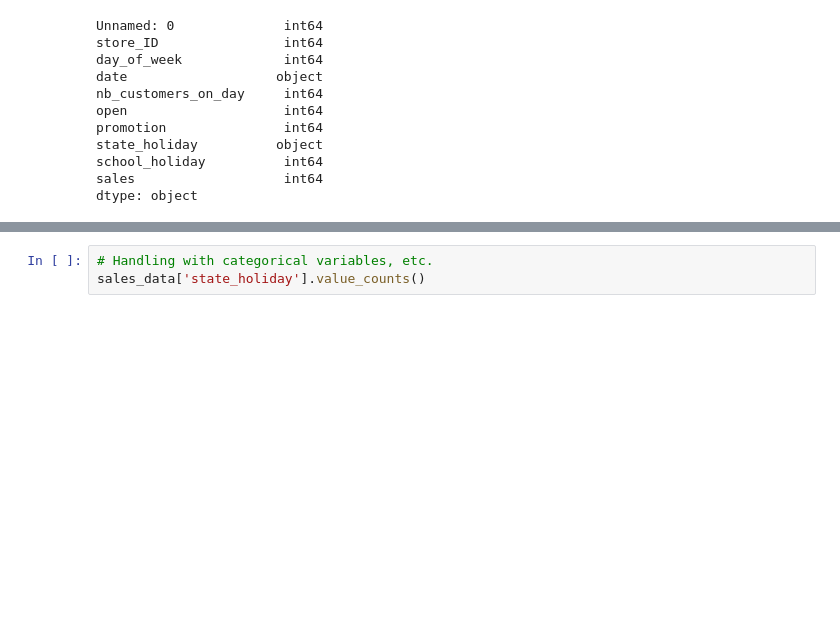
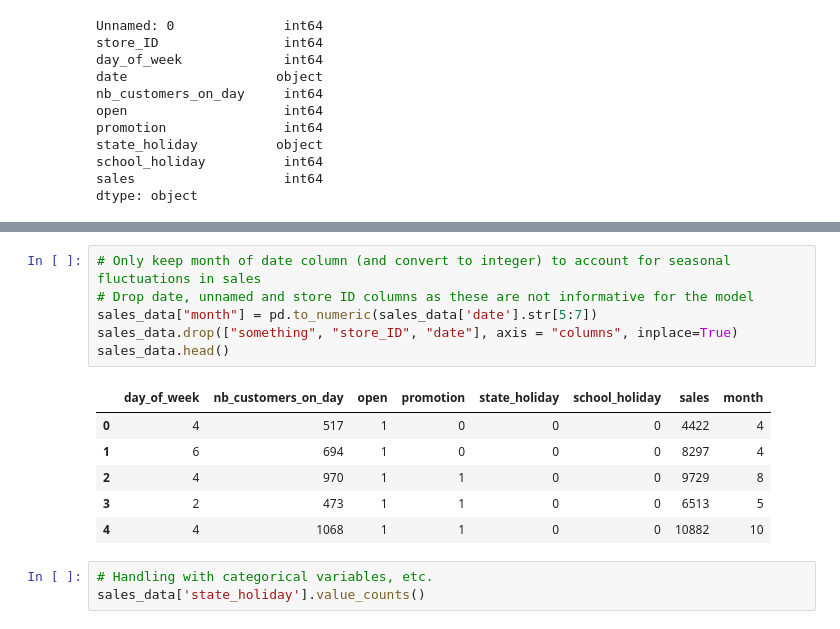
Before and after one commit to ironhack-fhieber/ironkaggle, a Jupyter notebook: main.ipynb, the cells around one changed output, grey strips where cells are left out. Drawn from its saved outputs; the diff is of its cells as text; blank space fills up the shorter version.

```diff
--- a/main.ipynb
+++ b/main.ipynb
@@ -52,3 +54,16 @@ KeyError: "['something'] not found in axis"
+# %%
+# Only keep month of date column (and convert to integer) to account for seasonal fluctuations in sales
+# Drop date, unnamed and store ID columns as these are not informative for the model
+sales_data["month"] = pd.to_numeric(sales_data['date'].str[5:7])
+sales_data.drop(["something", "store_ID", "date"], axis = "columns", inplace=True)
+sales_data.head()
+# %% [output]
+|  | day_of_week | nb_customers_on_day | open | promotion | state_holiday | school_holiday | sales | month |
+| 0 | 4 | 517 | 1 | 0 | 0 | 0 | 4422 | 4 |
+| 1 | 6 | 694 | 1 | 0 | 0 | 0 | 8297 | 4 |
+| 2 | 4 | 970 | 1 | 1 | 0 | 0 | 9729 | 8 |
+| 3 | 2 | 473 | 1 | 1 | 0 | 0 | 6513 | 5 |
+| 4 | 4 | 1068 | 1 | 1 | 0 | 0 | 10882 | 10 |
 # %%
 # Handling with categorical variables, etc.
 sales_data['state_holiday'].value_counts()
```
Also changed, not shown: parts of 12 cells of this notebook.
